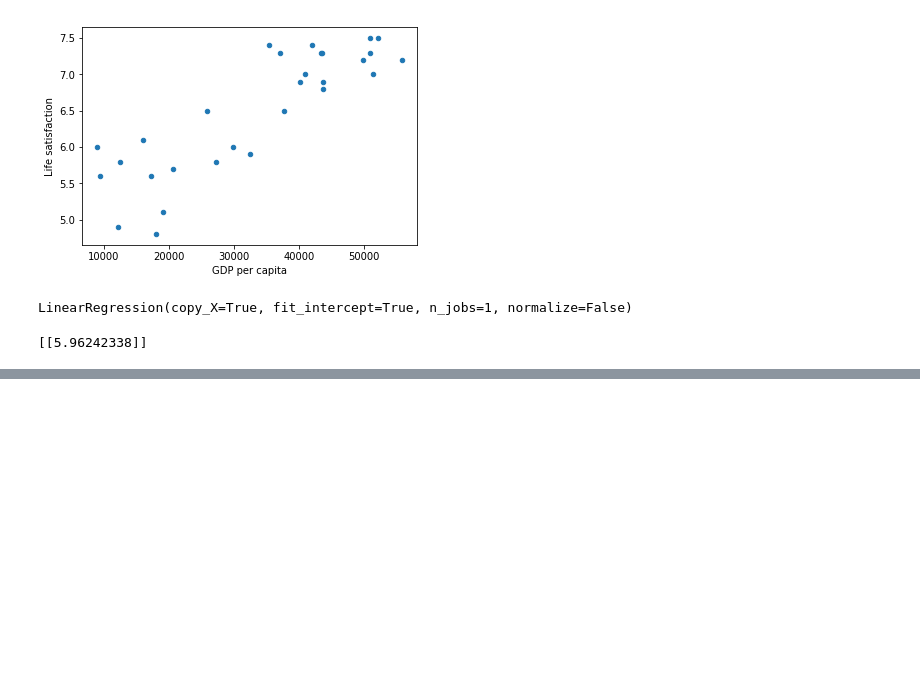
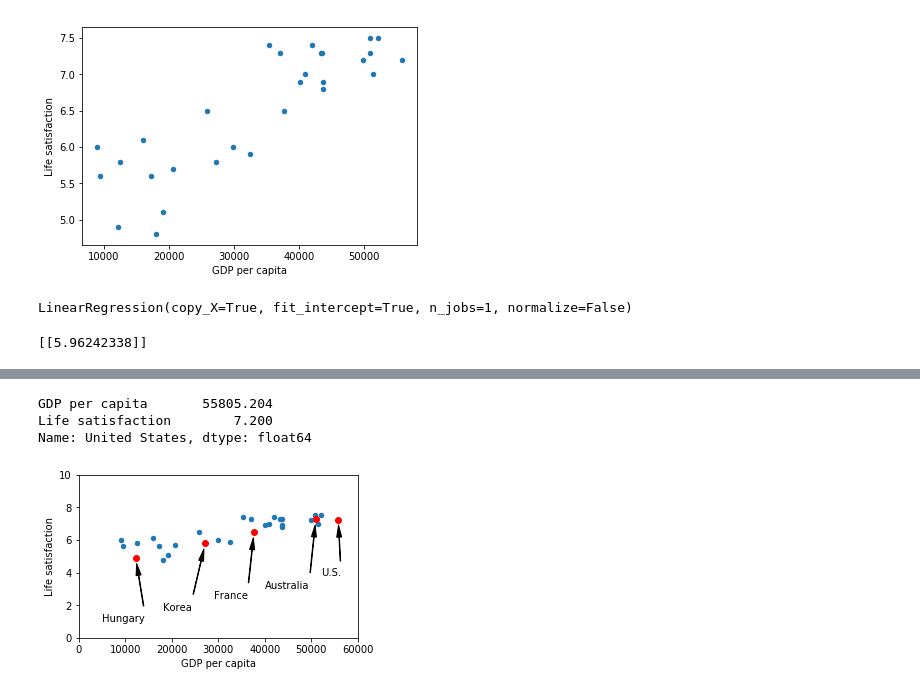
Before and after one commit to rohith28/Training-Models, a Jupyter notebook: Life_Statisfaction/Life Satisfaction.ipynb, the cells around one changed output, grey strips where cells are left out. Drawn from its saved outputs; the diff is of its cells as text; code cells hidden in the pictures; blank space fills up the shorter version.

Commit message:
Data Generated

```diff
--- a/Life_Statisfaction/Life Satisfaction.ipynb
+++ b/Life_Statisfaction/Life Satisfaction.ipynb
@@ -158,0 +190,3 @@ print(model.predict(X_new))
+# %%
+oecd_bli = oecd_bli.pivot(index="Country", columns="Indicator", values="Value")
+oecd_bli
@@ -158,0 +225,6 @@ print(model.predict(X_new))
+# %%
+gdp_per_capita = pd.read_csv("gdp_per_capita.csv", thousands=',', delimiter='\t',
+                             encoding='latin1', na_values="n/a")
+gdp_per_capita.rename(columns={"2015": "GDP per capita"}, inplace=True)
+gdp_per_capita.set_index("Country", inplace=True)
+gdp_per_capita.head(2)
@@ -158,0 +236,4 @@ print(model.predict(X_new))
+# %%
+full_country_stats = pd.merge(left=oecd_bli, right=gdp_per_capita, left_index=True, right_index=True)
+full_country_stats.sort_values(by="GDP per capita", inplace=True)
+full_country_stats
@@ -158,0 +260,31 @@ print(model.predict(X_new))
+# %%
+full_country_stats[["GDP per capita", 'Life satisfaction']].loc["United States"]
+# %% [output]
+GDP per capita       55805.204
+Life satisfaction        7.200
+Name: United States, dtype: float64
+# %%
+remove_indices = [0, 1, 6, 8, 33, 34, 35]
+keep_indices = list(set(range(36)) - set(remove_indices))
+
+sample_data = full_country_stats[["GDP per capita", 'Life satisfaction']].iloc[keep_indices]
+missing_data = full_country_stats[["GDP per capita", 'Life satisfaction']].iloc[remove_indices]
+# %%
+sample_data.plot(kind='scatter', x="GDP per capita", y='Life satisfaction', figsize=(5,3))
+plt.axis([0, 60000, 0, 10])
+position_text = {
+    "Hungary": (5000, 1),
+    "Korea": (18000, 1.7),
+    "France": (29000, 2.4),
+    "Australia": (40000, 3.0),
+    "United States": (52000, 3.8),
+}
+for country, pos_text in position_text.items():
+    pos_data_x, pos_data_y = sample_data.loc[country]
+    country = "U.S." if country == "United States" else country
+    plt.annotate(country, xy=(pos_data_x, pos_data_y), xytext=pos_text,
+            arrowprops=dict(facecolor='black', width=0.5, shrink=0.1, headwidth=5))
+    plt.plot(pos_data_x, pos_data_y, "ro")
+plt.show()
+# %% [output]
+[figure, added]
```
Also changed, not shown: parts of 12 cells of this notebook, 1 other file.
